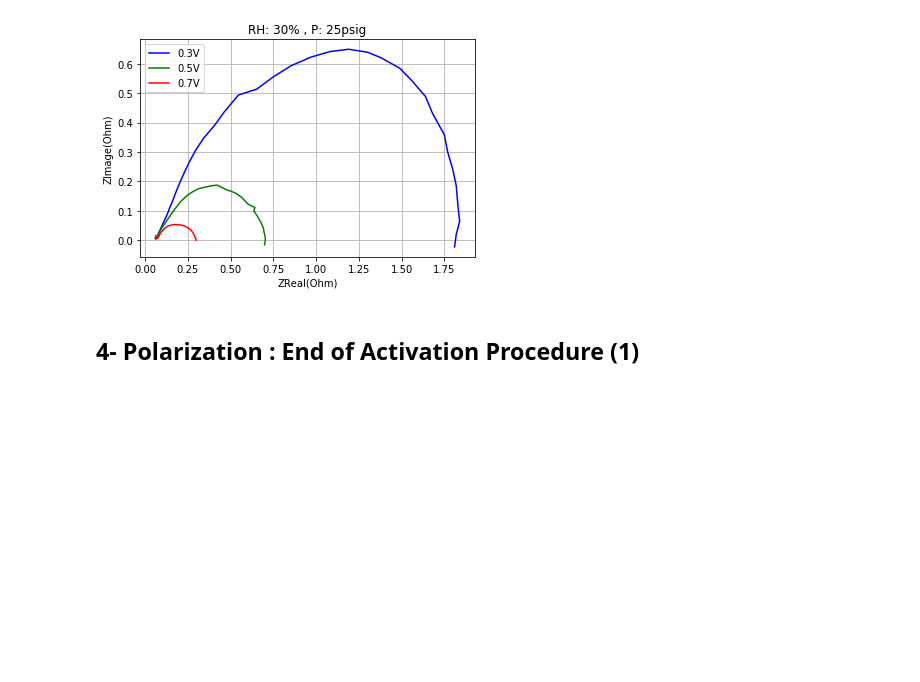
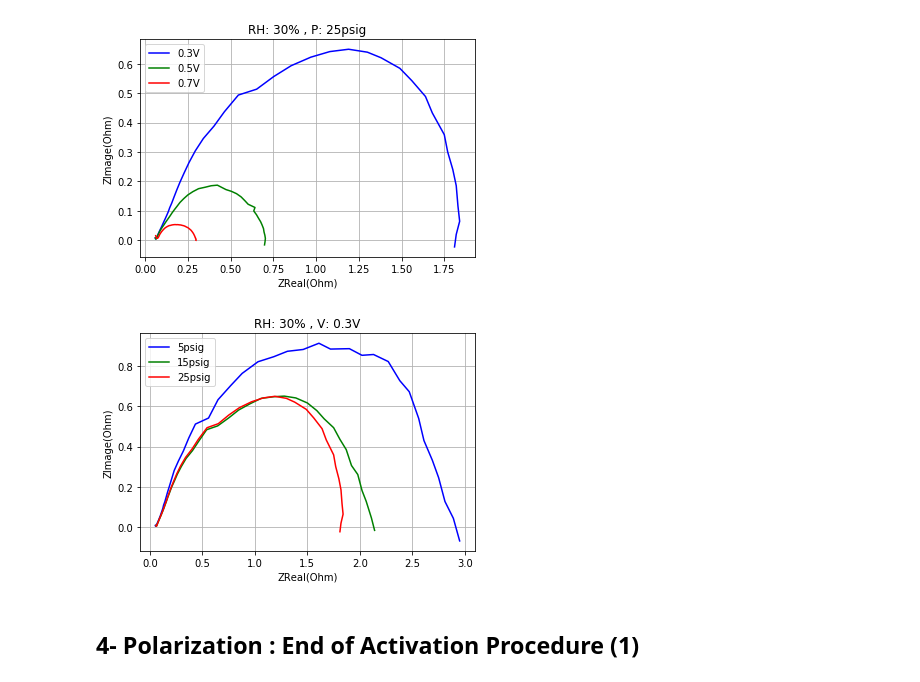
Before and after one commit to ECSIM/pem-dataset1, a Jupyter notebook: Notebooks/Activation Test MEA Constant Current 0.25A.ipynb, the cells around one changed output. Drawn from its saved outputs; the diff is of its cells as text; code cells hidden in the pictures; blank space fills up the shorter version.

```diff
--- a/Notebooks/Activation Test MEA Constant Current 0.25A.ipynb
+++ b/Notebooks/Activation Test MEA Constant Current 0.25A.ipynb
@@ -39,6 +47,10 @@ impedance_plot2(data,RH=30,P=5)
 impedance_plot2(data,RH=30,P=25)
 # %% [output]
 [figure]
+# %%
+impedance_plot2(data,RH=30,V=0.3)
+# %% [output]
+[figure, added]
 # %% [markdown]
 ## 4- Polarization : End of Activation Procedure (1)
 # %%
```
Also changed, not shown: parts of 5 cells of this notebook, 1 other file.
